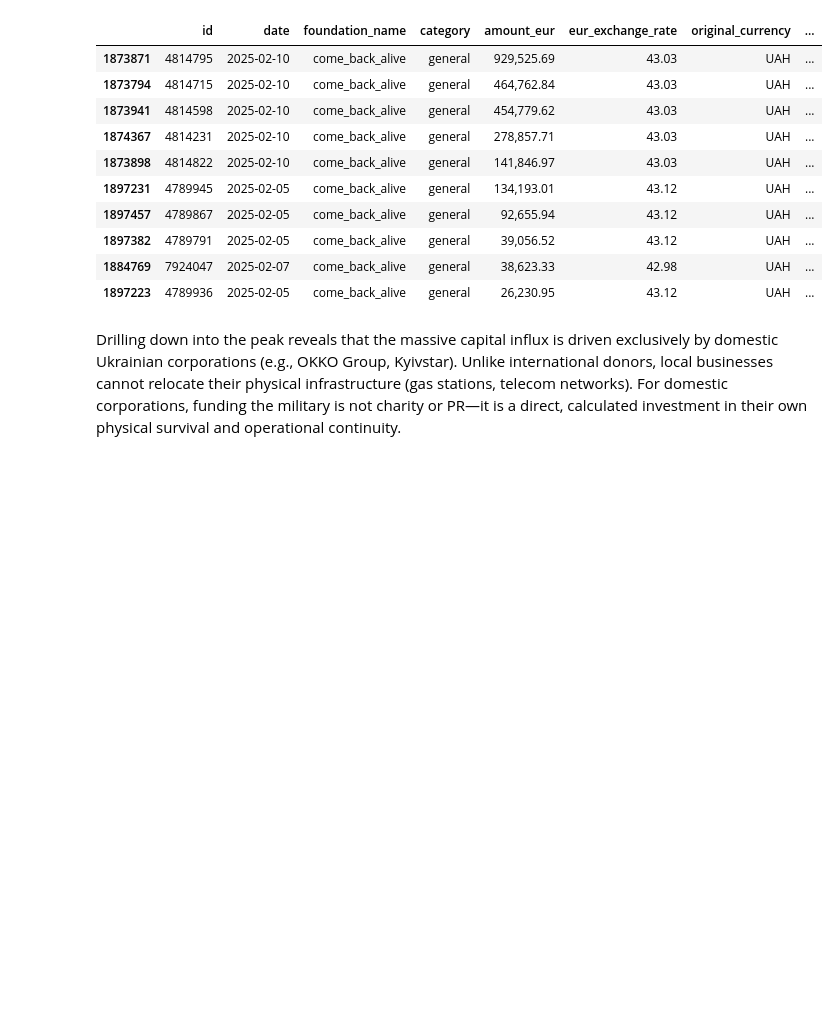
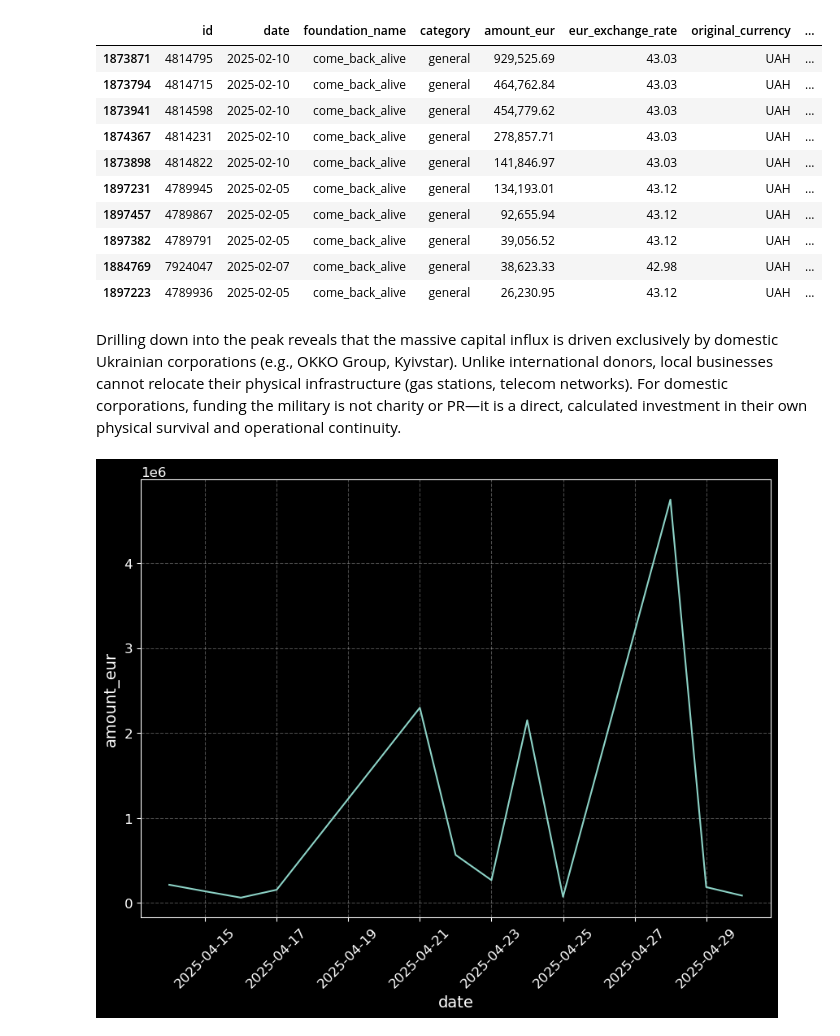
Before and after one commit to Gipnokrolik/ua-aid-intelligence-hub, a Jupyter notebook: notebooks/business_and_whales_analisys.ipynb, the cells around one changed output. Cells and saved outputs as stored; diff of their text form; code cells hidden in the pictures; blank space fills up the shorter version.

```diff
--- a/notebooks/business_and_whales_analisys.ipynb
+++ b/notebooks/business_and_whales_analisys.ipynb
@@ -443,3 +443,10 @@ df[df.date.between(start, end)].nlargest(10, 'amount_eur')
 Drilling down into the peak reveals that the massive capital influx is driven exclusively by domestic Ukrainian corporations (e.g., OKKO Group, Kyivstar).
 Unlike international donors, local businesses cannot relocate their physical infrastructure (gas stations, telecom networks).
 For domestic corporations, funding the military is not charity or PR—it is a direct, calculated investment in their own physical survival and operational continuity.
+# %%
+spike2 = daily_stats[daily_stats.date.between('2025-04-13', '2025-04-30')]
+sns.lineplot(spike2, x = 'date', y='amount_eur')
+plt.xticks(rotation=45)
+plt.show()
+# %% [output]
+[figure, added]
```
Also changed, not shown: parts of 22 cells of this notebook.
